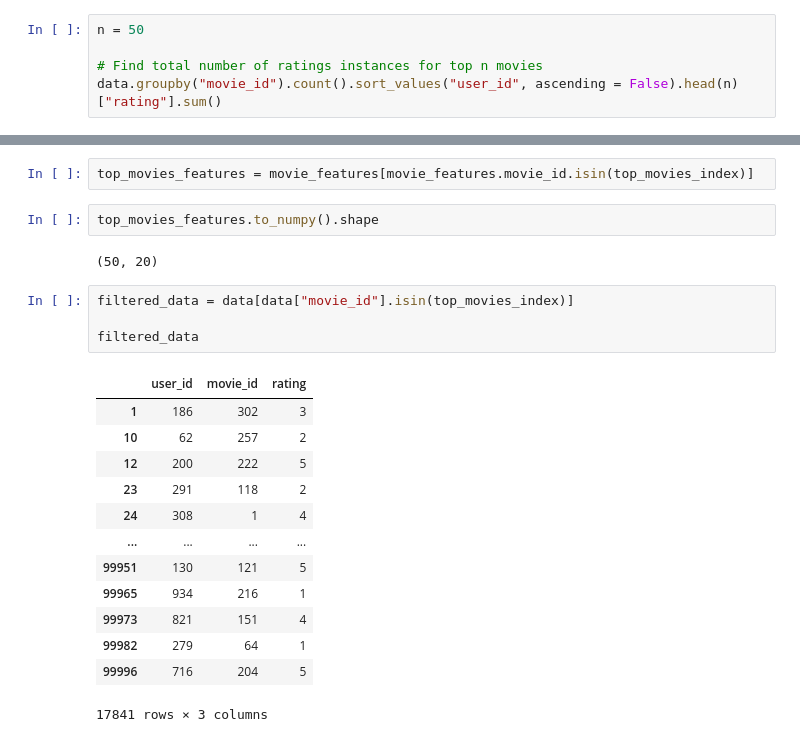
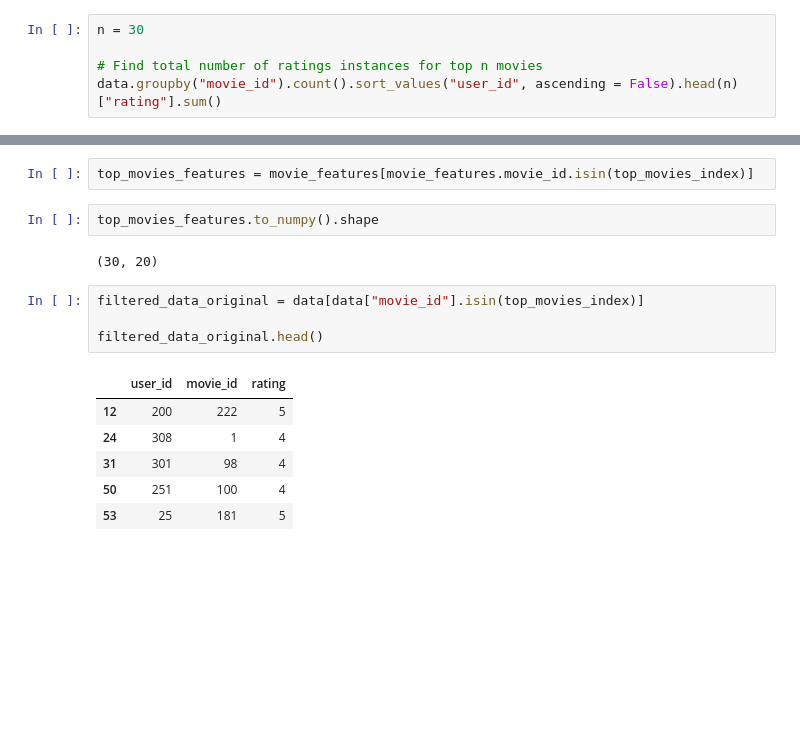
Before and after one commit to kfoofw/bandit_simulations, a Jupyter notebook: python/contextual_bandits/notebooks/LinUCB_hybrid.ipynb, the cells around one changed output, grey strips where cells are left out. Saved outputs shown, nothing was run; the diff lists cells and outputs as text; blank space fills up the shorter version.

```diff
--- a/python/contextual_bandits/notebooks/LinUCB_hybrid.ipynb
+++ b/python/contextual_bandits/notebooks/LinUCB_hybrid.ipynb
@@ -292,7 +303,7 @@ movie_features
 data = pd.read_csv("../data/ml-100k/u.data", sep ="\t", header=None, names = ["user_id", "movie_id","rating", "timestamp"])
 data = data.drop(["timestamp"], axis = 1)
 # %%
-n = 50
+n = 30
 
 # Find total number of ratings instances for top n movies
 data.groupby("movie_id").count().sort_values("user_id", ascending = False).head(n)["rating"].sum()
@@ -306,23 +317,16 @@ top_movies_features = movie_features[movie_features.movie_id.isin(top_movies_ind
 # %%
 top_movies_features.to_numpy().shape
 # %% [output]
-(50, 20)
+(30, 20)
 # %%
-filtered_data = data[data["movie_id"].isin(top_movies_index)]
+filtered_data_original = data[data["movie_id"].isin(top_movies_index)]
 
-filtered_data
+filtered_data_original.head()
 # %% [output]
 |  | user_id | movie_id | rating |
-| 1 | 186 | 302 | 3 |
-| 10 | 62 | 257 | 2 |
 | 12 | 200 | 222 | 5 |
-| 23 | 291 | 118 | 2 |
 | 24 | 308 | 1 | 4 |
-| ... | ... | ... | ... |
-| 99951 | 130 | 121 | 5 |
-| 99965 | 934 | 216 | 1 |
-| 99973 | 821 | 151 | 4 |
-| 99982 | 279 | 64 | 1 |
-| 99996 | 716 | 204 | 5 |
+| 31 | 301 | 98 | 4 |
+| 50 | 251 | 100 | 4 |
+| 53 | 25 | 181 | 5 |
-17841 rows × 3 columns
 # %%
```
Also changed, not shown: parts of 28 cells of this notebook, 7 other files.
